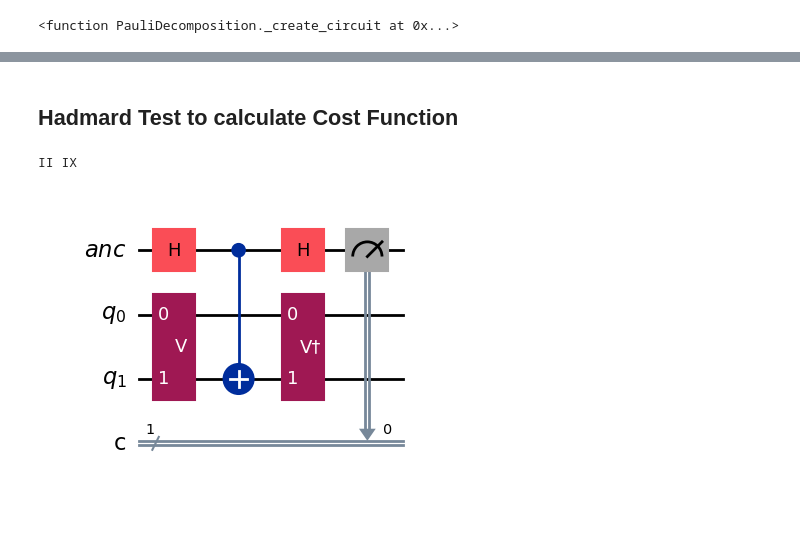
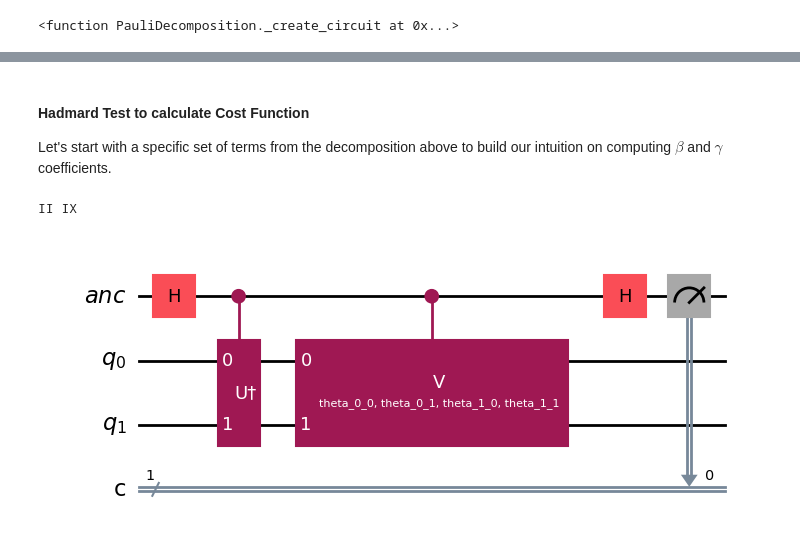
Before and after one commit to virajd98/Tutorial_SCI2025-Hybrid_QLS_for_CFD, a Jupyter notebook: Tut_final.ipynb, the cells around one changed output, grey strips where cells are left out. Saved outputs shown, nothing was run; the diff lists cells and outputs as text; code cells hidden in the pictures; blank space fills up the shorter version.

```diff
--- a/Tut_final.ipynb
+++ b/Tut_final.ipynb
@@ -175,0 +154,7 @@ circuit_drawer(V, output='mpl', filename='beta_circuit.png')
+# %%
+b_vector = np.ones(2**N) / np.sqrt(2**N) # Uniform superposition state
+
+# the abobe b_vector can be prepared by applying Hadamard gates to all qubits starting from |0...0>
+U = QuantumCircuit(N)
+for i in range(N):
+    U.h(i)
@@ -176,36 +192,23 @@ circuit_drawer(V, output='mpl', filename='beta_circuit.png')
 # %% [markdown]
-## Hadmard Test to calculate Cost Function
+#### Hadmard Test to calculate Cost Function
+
+Let's start with a specific set of terms from the decomposition above to build our intuition on computing $\beta$ and $\gamma$ coefficients.
 # %%
-# Example: 4-qubit problem
-n = N
-
-V = hardware_efficient_ansatz_random(n, layers=2)
-# V = QuantumCircuit(n)
-# V.ry(0.5, 0)
-# V.rx(1.2, 2)
-
-# U = all Hadamards for intialising b vector
-U = QuantumCircuit(n)
-for i in range(n):
-    U.h(i)
-
-
 # Pauli strings
 Al  = pauli_strings[0]
 Alp = pauli_strings[1]
 
 print(Al, Alp)
 
 qc_beta  = hadamard_test_beta(V, Al, Alp)
-qc_gamma_Al_term = hadamard_test_gamma_Al(V, U, Al, Alp)
-qc_gamma_Alp_term = hadamard_test_gamma_Alp(V, U, Al, Alp)
+qc_gamma_term = hadamard_test_gamma_Al(V, U, Al, Alp)
+
+from qiskit.visualization import circuit_drawer
+
+#Visualise Hadmard test circuit for beta
+# circuit_drawer(qc_beta, output='mpl', filename='beta_circuit.png')
+#Visualise Hadmard test circuit for gamma
+circuit_drawer(qc_gamma_term, output='mpl', filename='gamma_circuit.png')
 # %% [output]
 II IX
+[figure, added]
-# %%
-from qiskit.visualization import circuit_drawer
-
-#Visualise Hadmard test circuit
-# circuit_drawer(qc_gamma_Al_term, output='mpl', filename='beta_circuit.png')
-circuit_drawer(qc_beta, output='mpl', filename='beta_circuit.png')
-# %% [output]
-[figure, removed]
```
Also changed, not shown: parts of 21 cells of this notebook.
